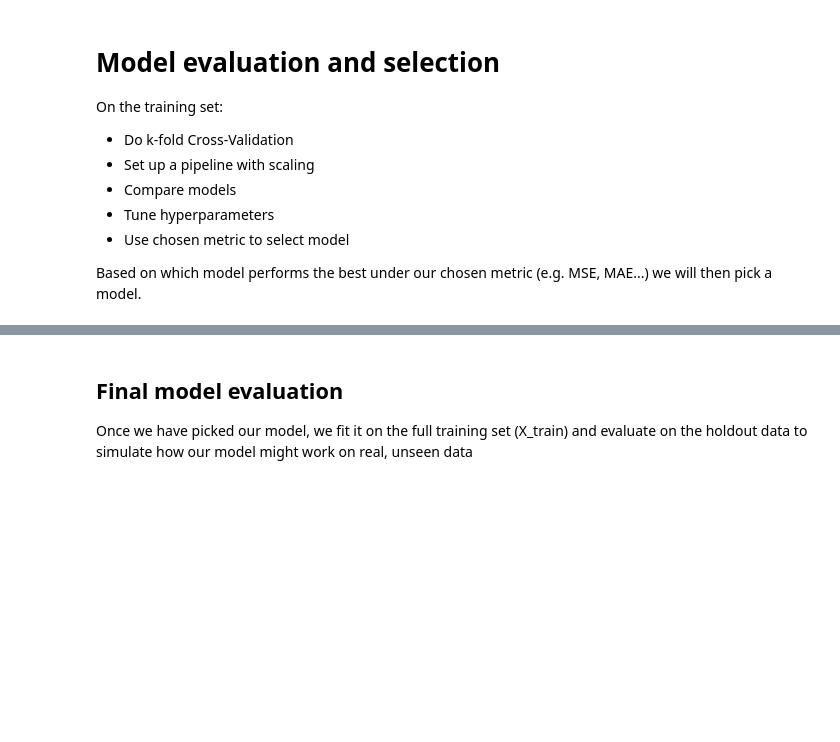
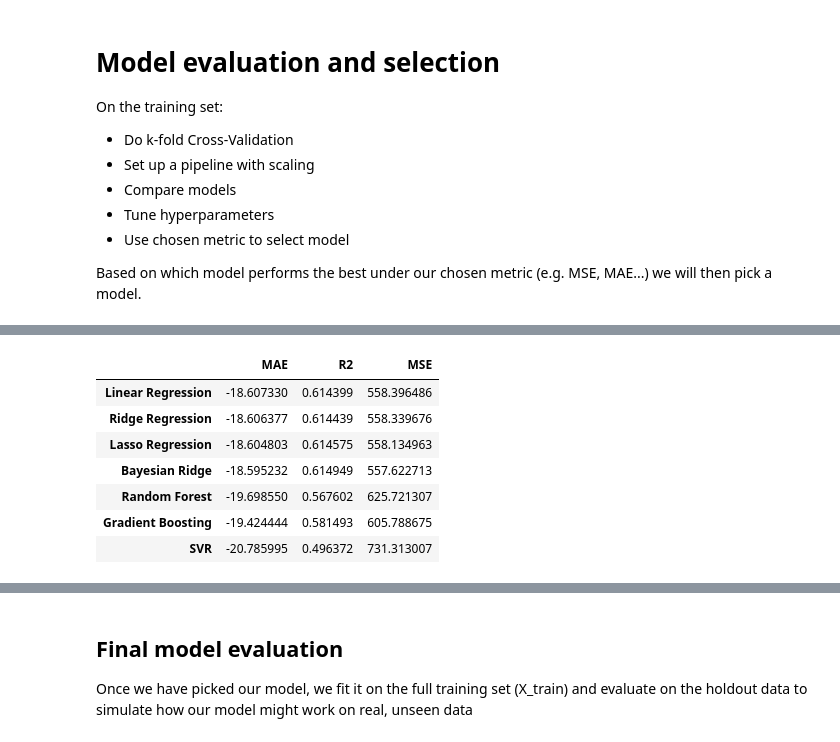
Before and after one commit to mariaponomarova/ML_project, a Jupyter notebook: experiments.ipynb, the cells around one changed output, grey strips where cells are left out. Drawn from its saved outputs; the diff is of its cells as text; code cells hidden in the pictures; blank space fills up the shorter version.

```diff
--- a/experiments.ipynb
+++ b/experiments.ipynb
@@ -103 +107,33 @@ Mean MSE: 542.0545610191109
 Mean MAE: 18.534923418945016
+# %%
+models = {
+    "Linear Regression": LinearRegression(),
+    "Ridge Regression": Ridge(alpha=1.0),
+    "Lasso Regression": Lasso(alpha=0.01),
+    "Bayesian Ridge": BayesianRidge(),
+    "Random Forest": RandomForestRegressor(n_estimators=300, random_state=42),
+    "Gradient Boosting": GradientBoostingRegressor(random_state=42),
+    "SVR": SVR(kernel='rbf', C=1.0, epsilon=0.1)
+}
+
+results_models = {}
+for name, model in models.items():
+    pipeline = make_pipeline(StandardScaler(), model)
+    cv = cross_validate(pipeline, X_train_fold, y_train_fold, cv=kf, scoring=scoring)
+    results_models[name] = {
+        "MAE": -np.mean(cv['test_MAE']),
+        "R2": np.mean(cv['test_R2']),
+        "MSE": -np.mean(cv['test_MSE'])
+    }
+
+df_results_models = pd.DataFrame(results_models).T
+df_results_models
+# %% [output]
+|  | MAE | R2 | MSE |
+| Linear Regression | -18.607330 | 0.614399 | 558.396486 |
+| Ridge Regression | -18.606377 | 0.614439 | 558.339676 |
+| Lasso Regression | -18.604803 | 0.614575 | 558.134963 |
+| Bayesian Ridge | -18.595232 | 0.614949 | 557.622713 |
+| Random Forest | -19.698550 | 0.567602 | 625.721307 |
+| Gradient Boosting | -19.424444 | 0.581493 | 605.788675 |
+| SVR | -20.785995 | 0.496372 | 731.313007 |
```
Also changed, not shown: parts of 22 cells of this notebook.
